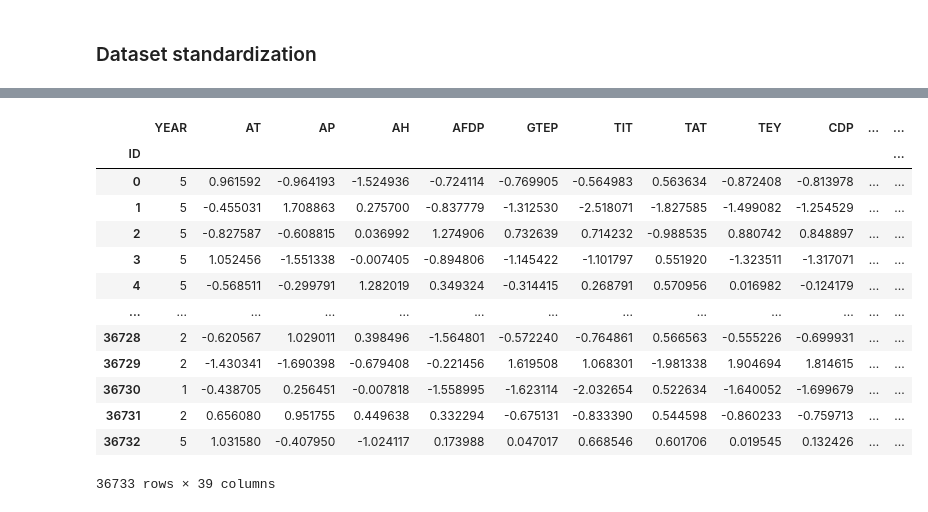
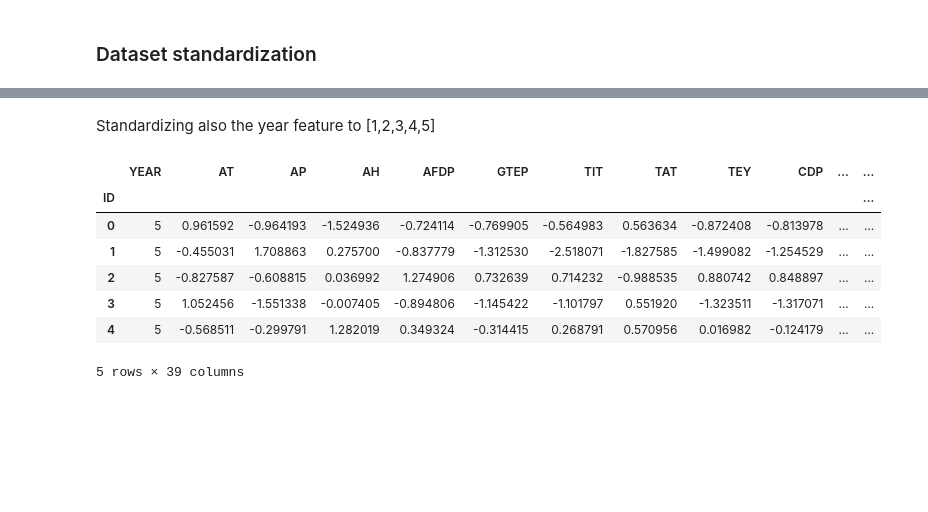
Before and after one commit to EdoardoMarchetti/Development-of-PEMS-for-gas-turbine-CO-emission-analysis, a Jupyter notebook: Main.ipynb, the cells around one changed output, grey strips where cells are left out. Saved outputs shown, nothing was run; the diff lists cells and outputs as text; code cells hidden in the pictures; blank space fills up the shorter version.

```diff
--- a/Main.ipynb
+++ b/Main.ipynb
@@ -429,19 +491,15 @@ std_df
+# %% [markdown]
+Standardizing also the year feature to [1,2,3,4,5]
 # %%
 std_df['YEAR'] = std_df.loc[:,'YEAR'].apply(lambda x: x-2022+5)
 # %%
-std_df
+std_df.head()
 # %% [output]
 |  | YEAR | AT | AP | AH | AFDP | GTEP | TIT | TAT | TEY | CDP | ... | ... |
 | ID |  |  |  |  |  |  |  |  |  |  |  | ... |
 | 0 | 5 | 0.961592 | -0.964193 | -1.524936 | -0.724114 | -0.769905 | -0.564983 | 0.563634 | -0.872408 | -0.813978 | ... | ... |
 | 1 | 5 | -0.455031 | 1.708863 | 0.275700 | -0.837779 | -1.312530 | -2.518071 | -1.827585 | -1.499082 | -1.254529 | ... | ... |
 | 2 | 5 | -0.827587 | -0.608815 | 0.036992 | 1.274906 | 0.732639 | 0.714232 | -0.988535 | 0.880742 | 0.848897 | ... | ... |
 | 3 | 5 | 1.052456 | -1.551338 | -0.007405 | -0.894806 | -1.145422 | -1.101797 | 0.551920 | -1.323511 | -1.317071 | ... | ... |
 | 4 | 5 | -0.568511 | -0.299791 | 1.282019 | 0.349324 | -0.314415 | 0.268791 | 0.570956 | 0.016982 | -0.124179 | ... | ... |
-| ... | ... | ... | ... | ... | ... | ... | ... | ... | ... | ... | ... | ... |
-| 36728 | 2 | -0.620567 | 1.029011 | 0.398496 | -1.564801 | -0.572240 | -0.764861 | 0.566563 | -0.555226 | -0.699931 | ... | ... |
-| 36729 | 2 | -1.430341 | -1.690398 | -0.679408 | -0.221456 | 1.619508 | 1.068301 | -1.981338 | 1.904694 | 1.814615 | ... | ... |
-| 36730 | 1 | -0.438705 | 0.256451 | -0.007818 | -1.558995 | -1.623114 | -2.032654 | 0.522634 | -1.640052 | -1.699679 | ... | ... |
-| 36731 | 2 | 0.656080 | 0.951755 | 0.449638 | 0.332294 | -0.675131 | -0.833390 | 0.544598 | -0.860233 | -0.759713 | ... | ... |
-| 36732 | 5 | 1.031580 | -0.407950 | -1.024117 | 0.173988 | 0.047017 | 0.668546 | 0.601706 | 0.019545 | 0.132426 | ... | ... |
-36733 rows × 39 columns
+5 rows × 39 columns
```
Also changed, not shown: parts of 33 cells of this notebook, 2 other files.
